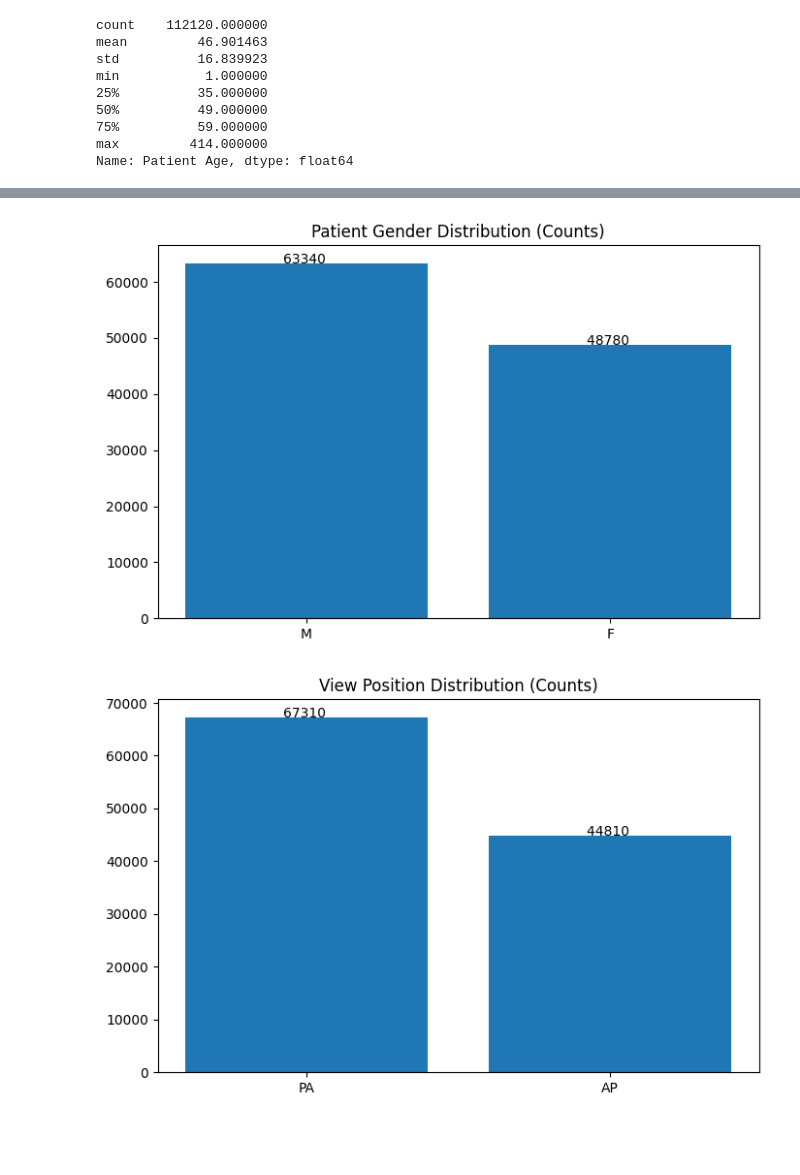
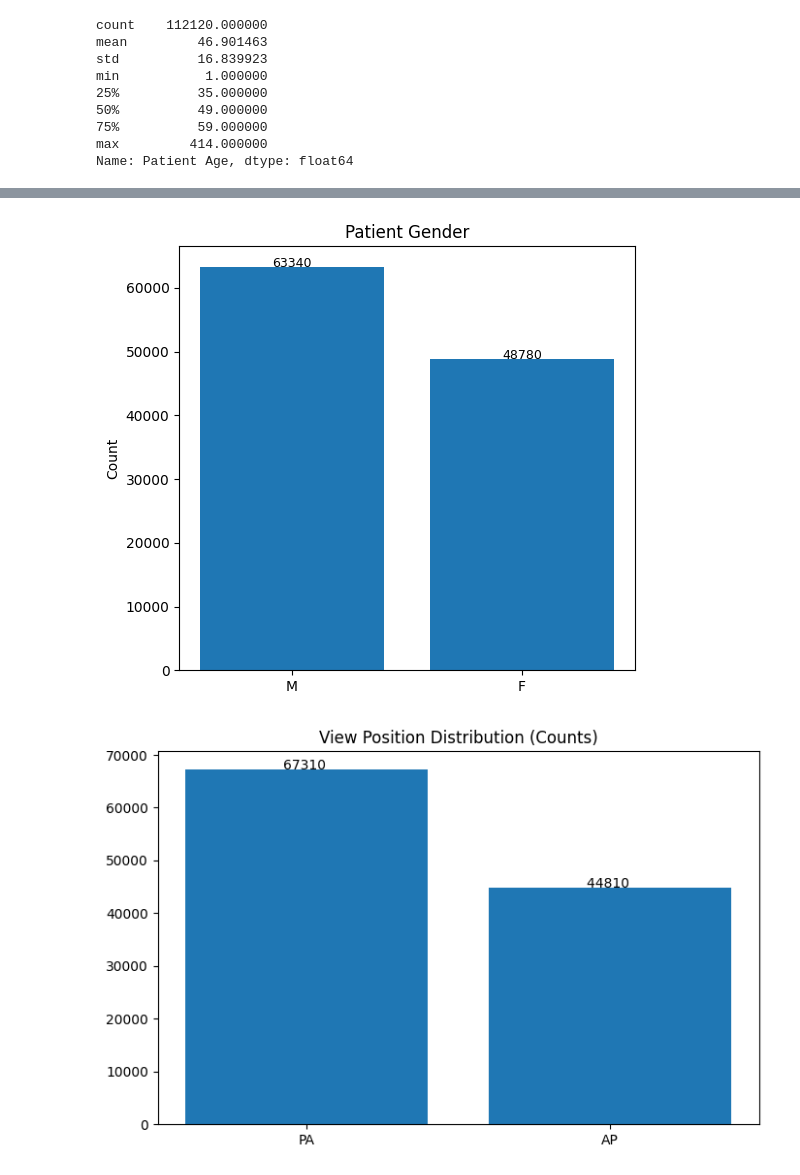
Before and after one commit to abdubakr77/chest-xray-multilabel-classification, a Jupyter notebook: notebooks/01_EDA.ipynb, the cells around one changed output, grey strips where cells are left out. Drawn from its saved outputs; the diff is of its cells as text; code cells hidden in the pictures; blank space fills up the shorter version.

```diff
--- a/notebooks/01_EDA.ipynb
+++ b/notebooks/01_EDA.ipynb
@@ -184,5 +228,5 @@ Show_Counts(age_group)
 # %%
-Show_Counts("Patient Gender")
+Show_Counts(["Patient Gender"],df)
 # %% [output]
-[figure, old version]
+[figure, new version]
 # %%
```
Also changed, not shown: parts of 10 cells of this notebook.
